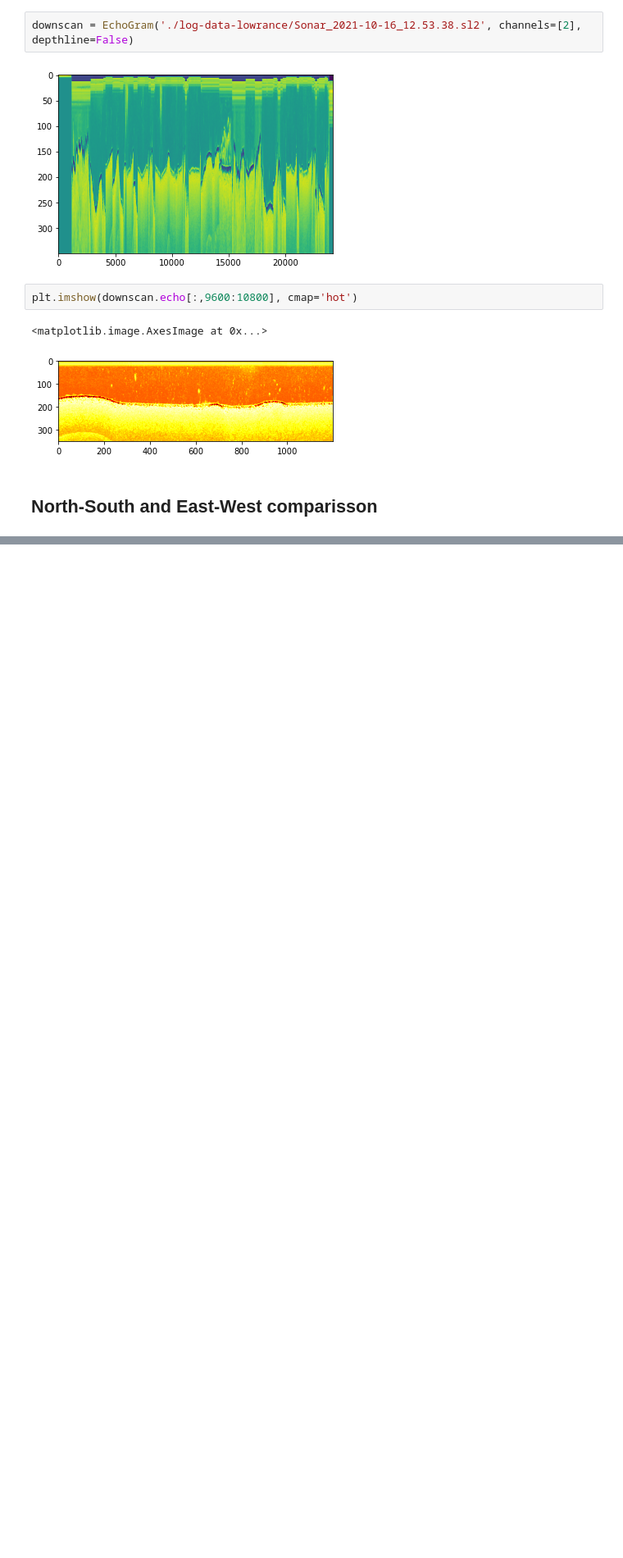
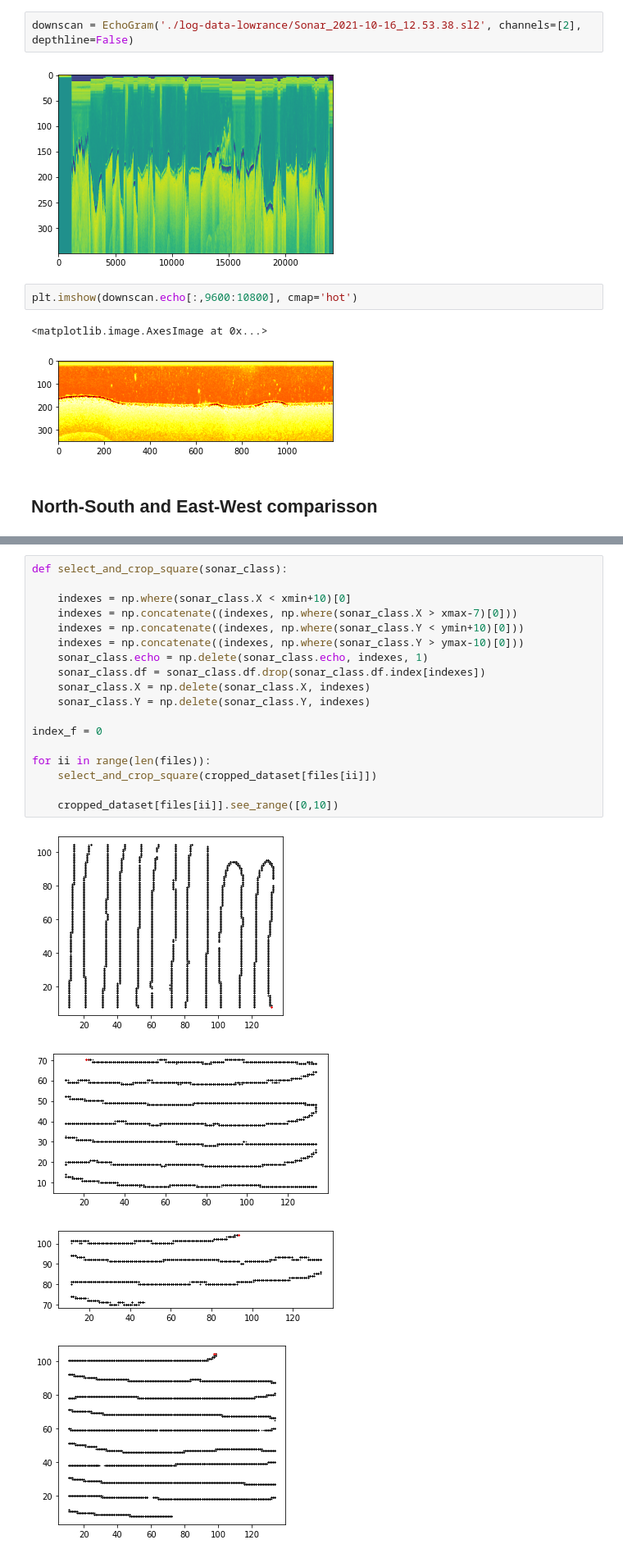
Before and after one commit to andrespulido8/sonar_sparse_point_cloud, a Jupyter notebook: read_echogram.ipynb, the cells around one changed output, grey strips where cells are left out. Shown at 82% size. Cells and saved outputs as stored; diff of their text form; blank space fills up the shorter version.

```diff
--- a/read_echogram.ipynb
+++ b/read_echogram.ipynb
@@ -475,0 +291,23 @@ df_jax.to_csv("Sonar_2022-01-06_14.10.26.csv", columns=["longitude", "latitude",
+# %%
+def select_and_crop_square(sonar_class):
+
+    indexes = np.where(sonar_class.X < xmin+10)[0]
+    indexes = np.concatenate((indexes, np.where(sonar_class.X > xmax-7)[0]))
+    indexes = np.concatenate((indexes, np.where(sonar_class.Y < ymin+10)[0]))
+    indexes = np.concatenate((indexes, np.where(sonar_class.Y > ymax-10)[0]))
+    sonar_class.echo = np.delete(sonar_class.echo, indexes, 1)
+    sonar_class.df = sonar_class.df.drop(sonar_class.df.index[indexes])
+    sonar_class.X = np.delete(sonar_class.X, indexes)
+    sonar_class.Y = np.delete(sonar_class.Y, indexes)
+
+index_f = 0
+
+for ii in range(len(files)):
+    select_and_crop_square(cropped_dataset[files[ii]])
+
+    cropped_dataset[files[ii]].see_range([0,10])
+# %% [output]
+[figure, added]
+[figure, added]
+[figure, added]
+[figure, added]
```
Also changed, not shown: parts of 40 cells of this notebook, 5 other files.
